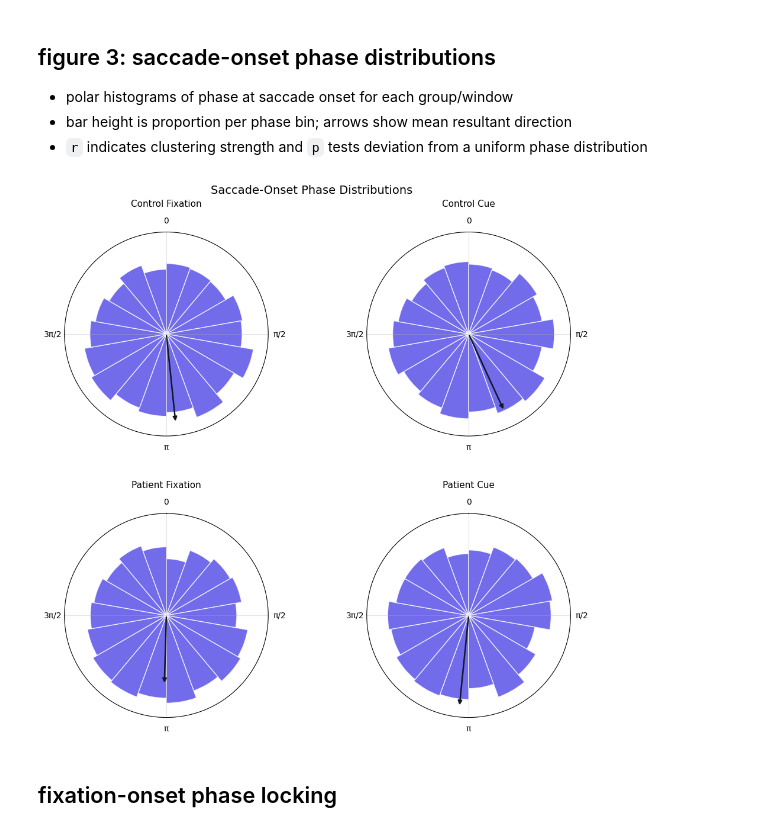
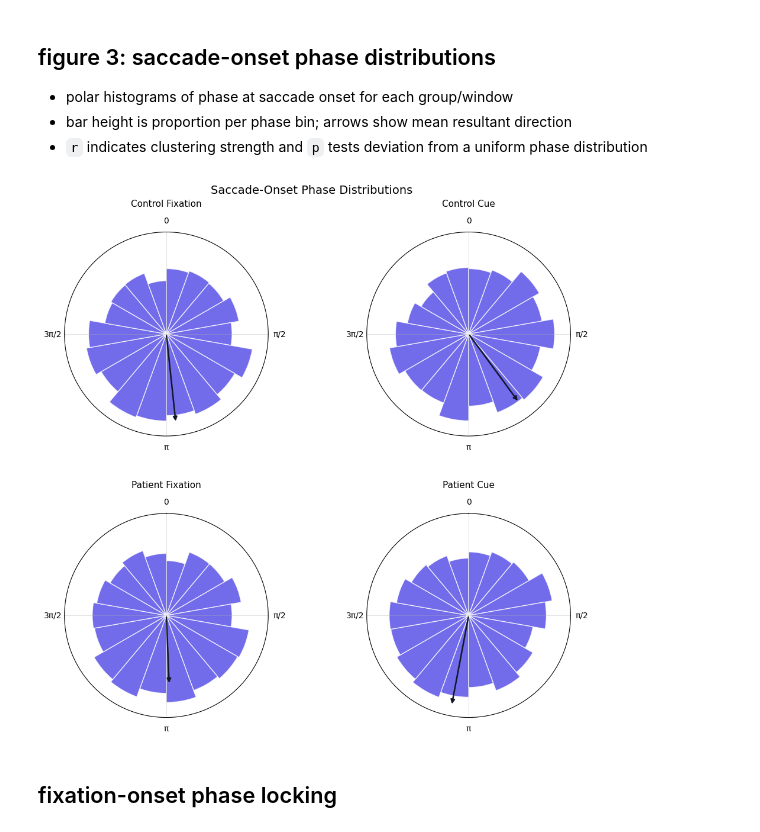
Before and after one commit to anjisuri/lab-project, a Jupyter notebook: results_figs.ipynb, the cells around one changed output. Cells and saved outputs as stored; diff of their text form; code cells hidden in the pictures.

```diff
--- a/results_figs.ipynb
+++ b/results_figs.ipynb
@@ -7,6 +7,7 @@ import pandas as pd
 
 from mean_results import con_means_window, pat_means_window
 from rayleigh import phase_dist_window, rayleigh_test, rayleigh_window_group_df
+from config import get_common_participant_ids
 
 plt.rcdefaults()
 
@@ -55,9 +56,9 @@ def _window_long_df():
 
 def _group_phase_arrays(group, window, which="start"):
 
-    last = 26 if group == "ctrl" else 18
+    participants = get_common_participant_ids(group, windows=((1, 4), (4, 7)))
     phases = []
-    for participant in range(1, last + 1):
+    for participant in participants:
         p = phase_dist_window(
             participant=participant,
             group=group,
@@ -237,8 +238,8 @@ windows = [(1, 4), (4, 7)]
 phase_map = {
     ("Control", "Fixation"): _group_phase_arrays("ctrl", windows[0], which="start"),
     ("Control", "Cue"): _group_phase_arrays("ctrl", windows[1], which="start"),
-    ("Patient", "Fixation"): _group_phase_arrays("patient", windows[0], which="start"),
-    ("Patient", "Cue"): _group_phase_arrays("patient", windows[1], which="start"),
+    ("Patient", "Fixation"): _group_phase_arrays("pat", windows[0], which="start"),
+    ("Patient", "Cue"): _group_phase_arrays("pat", windows[1], which="start"),
 }
 manual_r_map = {
     ("Control", "Fixation"): 0.146,
@@ -273,34 +274,34 @@ for key in keys:
             "mean_dir": mean_dir,
             "p": pval,
             "n": len(phases),
         }
     else:
         panel_data[key] = None
 
 max_prop = max((d["prop"].max() for d in panel_data.values() if d is not None), default=0.1)
 r_lim = max_prop * 1.15
 max_r_arrow = max((d["r_arrow"] for d in panel_data.values() if d is not None and np.isfinite(d["r_arrow"])), default=1.0)
 
 for ax, key in zip(axes.ravel(), keys):
     d = panel_data[key]
     ax.set_theta_zero_location("N")
     ax.set_theta_direction(-1)
     ax.set_thetagrids([0, 90, 180, 270], labels=["0", "π/2", "π", "3π/2"])
     ax.set_ylim(0, r_lim)
     ax.set_yticks([])
     ax.grid(alpha=0.35)
     ax.bar(d["centers"], d["prop"], width=d["width"], color="#4f46e5", alpha=0.8, edgecolor="white")
 
     arrow_len = (d["r_arrow"] / max(1e-12, max_r_arrow)) * (0.9 * r_lim)
     ax.annotate("", xy=(d["mean_dir"], arrow_len), xytext=(0, 0), arrowprops=dict(arrowstyle="-|>", lw=1.8, color="#111827"))
 
     ax.set_title(f"{key[0]} {key[1]}", fontsize=11, pad=12)
 
 fig.suptitle("Saccade-Onset Phase Distributions", fontsize=14)
 fig.subplots_adjust(left=0.05, right=0.97, bottom=0.08, top=0.90, wspace=0.25, hspace=0.38)
 plt.show()
 # %% [output]
-[figure, old version]
+[figure, new version]
 # %% [markdown]
 ## fixation-onset phase locking
 # %%
```
Also changed, not shown: parts of 3 cells of this notebook, 1 other file.
